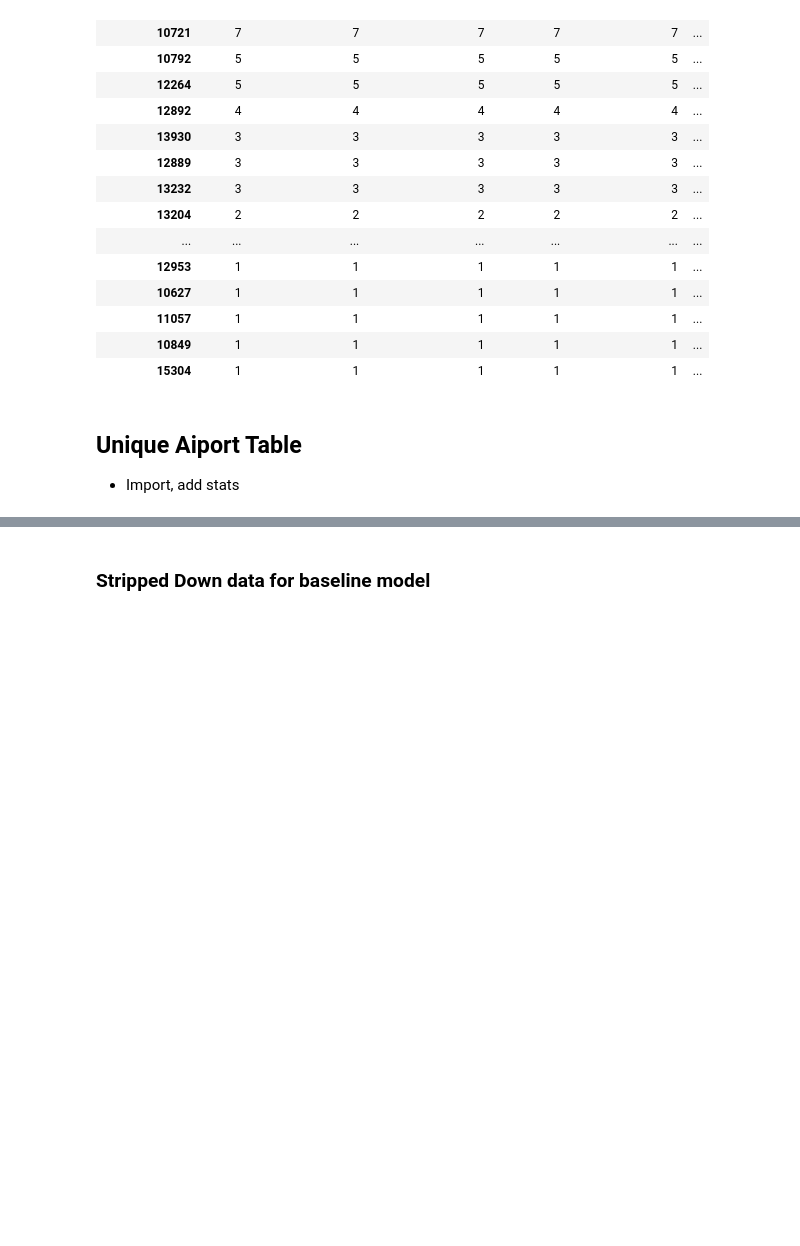
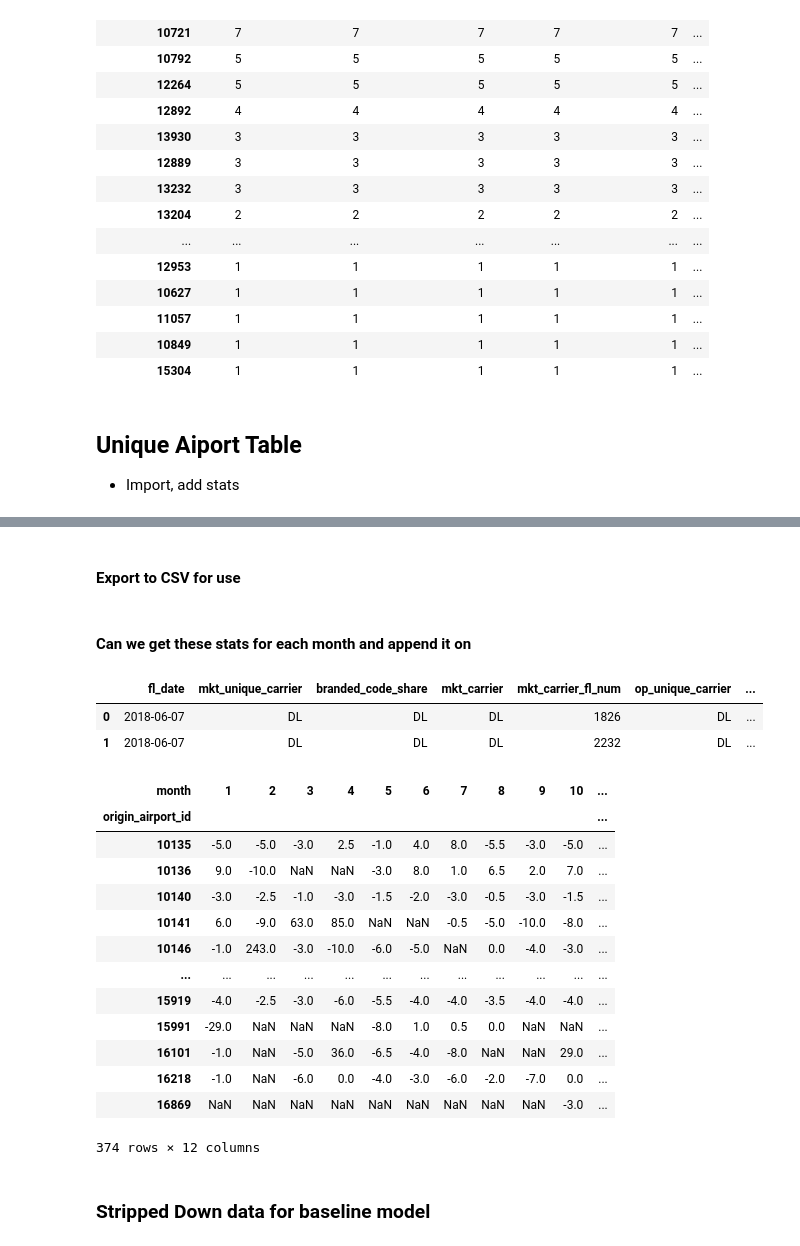
Before and after one commit to The-Powder-of-Data/Flight_Predictions, a Jupyter notebook: scrap_files/Joe/exploratory_analysis.ipynb, the cells around one changed output, grey strips where cells are left out. Saved outputs shown, nothing was run; the diff lists cells and outputs as text; code cells hidden in the pictures; blank space fills up the shorter version.

```diff
--- a/scrap_files/Joe/exploratory_analysis.ipynb
+++ b/scrap_files/Joe/exploratory_analysis.ipynb
@@ -14,9 +14,8 @@ import seaborn as sns
 
 pd.set_option('display.max_columns', None)
 # %%
-# import test data
-df = pd.read_csv('/Users/josephluiz/lighthouse/lighthouse-data-notes/Week_5/Day_5/mid-term-project-I/Joe_Files/Extracts/2018_100000_sample.csv')
-df2 = pd.read_csv('/Users/josephluiz/lighthouse/lighthouse-data-notes/Week_5/Day_5/mid-term-project-I/Joe_Files/Extracts/127000_rand.csv')
+df = pd.read_csv('../../data/2018_100000_sample.csv')
+df2 = pd.read_csv('../../data/127000_rand.csv')
 df2['month'] = pd.DatetimeIndex(df2['fl_date']).month # adding month column to second df
 df2['year'] = pd.DatetimeIndex(df2['fl_date']).year
 df.head()
@@ -508,0 +595,2 @@ airports.head()
+# %% [markdown]
+#### Export to CSV for use
@@ -509,3 +599,29 @@ airports.head()
+# %% [markdown]
+#### Can we get these stats for each month and append it on
+# %%
+df2.head(2)
+# %% [output]
+|  | fl_date | mkt_unique_carrier | branded_code_share | mkt_carrier | mkt_carrier_fl_num | op_unique_carrier | ... |
+| 0 | 2018-06-07 | DL | DL | DL | 1826 | DL | ... |
+| 1 | 2018-06-07 | DL | DL | DL | 2232 | DL | ... |
+# %%
+df2.pivot_table(values='dep_delay', index='origin_airport_id', columns='month', aggfunc='median')
+# ok so this is the median for each month of origin delay
+# %% [output]
+| month | 1 | 2 | 3 | 4 | 5 | 6 | 7 | 8 | 9 | 10 | ... |
+| origin_airport_id |  |  |  |  |  |  |  |  |  |  | ... |
+| 10135 | -5.0 | -5.0 | -3.0 | 2.5 | -1.0 | 4.0 | 8.0 | -5.5 | -3.0 | -5.0 | ... |
+| 10136 | 9.0 | -10.0 | NaN | NaN | -3.0 | 8.0 | 1.0 | 6.5 | 2.0 | 7.0 | ... |
+| 10140 | -3.0 | -2.5 | -1.0 | -3.0 | -1.5 | -2.0 | -3.0 | -0.5 | -3.0 | -1.5 | ... |
+| 10141 | 6.0 | -9.0 | 63.0 | 85.0 | NaN | NaN | -0.5 | -5.0 | -10.0 | -8.0 | ... |
+| 10146 | -1.0 | 243.0 | -3.0 | -10.0 | -6.0 | -5.0 | NaN | 0.0 | -4.0 | -3.0 | ... |
+| ... | ... | ... | ... | ... | ... | ... | ... | ... | ... | ... | ... |
+| 15919 | -4.0 | -2.5 | -3.0 | -6.0 | -5.5 | -4.0 | -4.0 | -3.5 | -4.0 | -4.0 | ... |
+| 15991 | -29.0 | NaN | NaN | NaN | -8.0 | 1.0 | 0.5 | 0.0 | NaN | NaN | ... |
+| 16101 | -1.0 | NaN | -5.0 | 36.0 | -6.5 | -4.0 | -8.0 | NaN | NaN | 29.0 | ... |
+| 16218 | -1.0 | NaN | -6.0 | 0.0 | -4.0 | -3.0 | -6.0 | -2.0 | -7.0 | 0.0 | ... |
+| 16869 | NaN | NaN | NaN | NaN | NaN | NaN | NaN | NaN | NaN | -3.0 | ... |
+374 rows × 12 columns
 # %% [markdown]
 ### Stripped Down data for baseline model
 # %%
```
Also changed, not shown: parts of 14 cells of this notebook, 3 other files.
